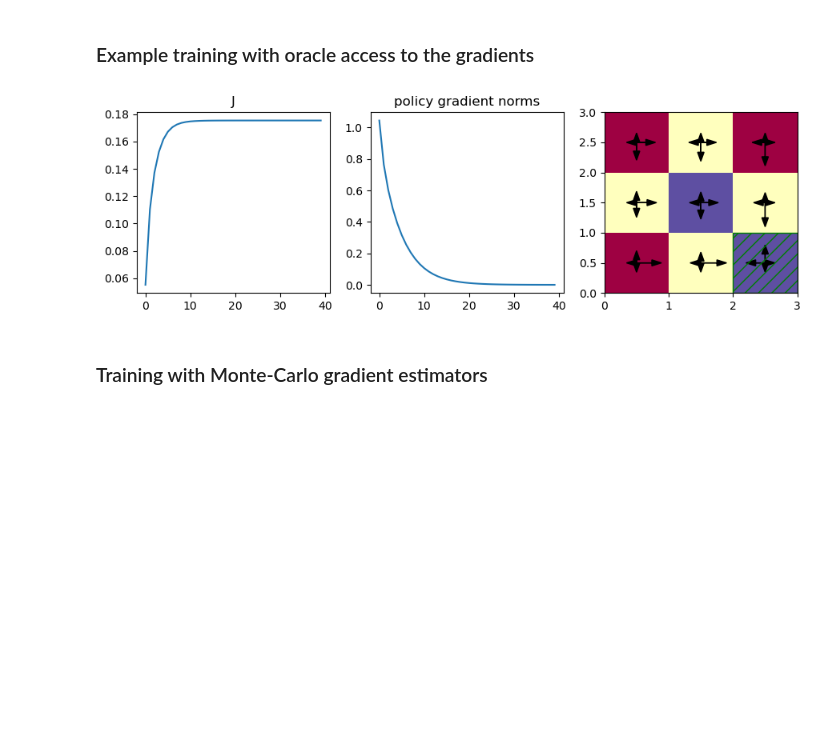
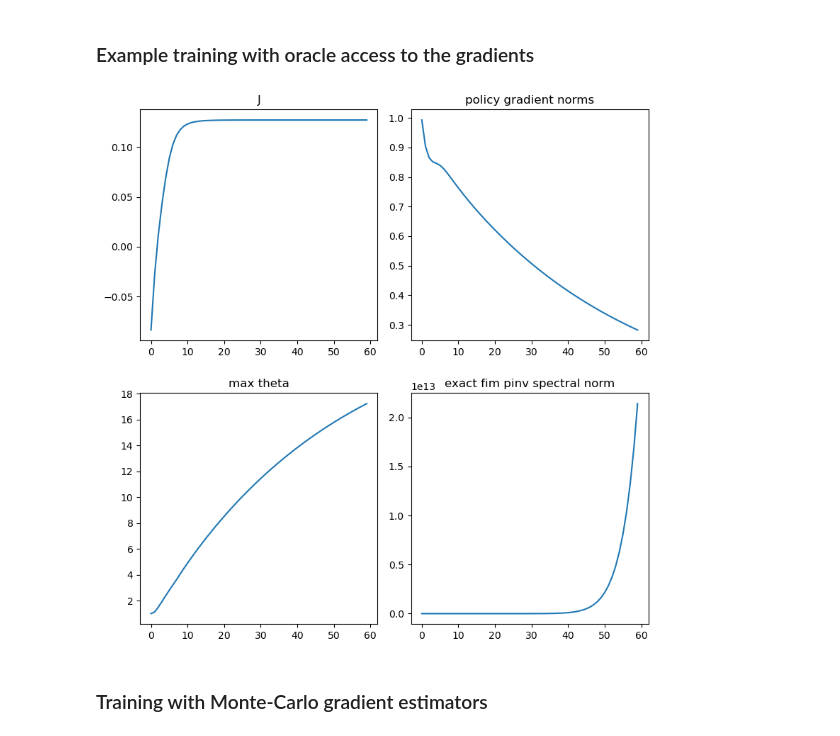
Before and after one commit to RenardDesNeiges/CIRL_Experiments, a Jupyter notebook: notebooks/pg_example.ipynb, the cells around one changed output. Drawn from its saved outputs; the diff is of its cells as text; code cells hidden in the pictures; blank space fills up the shorter version.

```diff
--- a/notebooks/pg_example.ipynb
+++ b/notebooks/pg_example.ipynb
@@ -12,18 +13,18 @@ from env.gridworld import gridplot
 ### Example training with oracle access to the gradients
 # %%
 mdp = ExampleMDPs.gworld1()
-trainer = PG_Trainer(mdp,policy_lr=2,beta=0.1)
-optimizers, trace = trainer.train(40)
+trainer = PG_Trainer(mdp,policy_lr=2,beta=0.01,max_theta=1e3)
+optimizers, trace = trainer.train(60)
-# %%
-fig, ax = plt.subplots(1,3,figsize=(9,3))
-TracePlotter.plotScalar(ax[0],'J',trace)
-TracePlotter.plotGradNorms(ax[1],'policy',trace)
-gridplot(mdp,ax[2],jnp.sum(mdp.R,axis=1),
-            stochastic_policy=trainer.pFun(trace[-1]['params']['policy']),
-            goals=mdp.goals)
-fig.tight_layout()
-plt.show()
-# %% [output]
-[figure, removed]
+# %%
+fig, ax = plt.subplots(2,2,figsize=(8,8))
+TracePlotter.plotScalar(ax[0,0],'J',trace)
+TracePlotter.plotGradNorms(ax[0,1],'policy',trace)
+tmaxs=jnp.array([jnp.max(e['params']['policy']) for e in trace])
+ax[1,0].plot(tmaxs); ax[1,0].set_title('max theta')
+TracePlotter.plotGradNorms(ax[1,1],'exact_fim_pinv',trace,'exact fim pinv spectral norm')
+fig.tight_layout()
+plt.show()
+# %% [output]
+[figure, added]
 # %% [markdown]
 ### Training with Monte-Carlo gradient estimators
```
Also changed, not shown: parts of 6 cells of this notebook, 5 other files.
